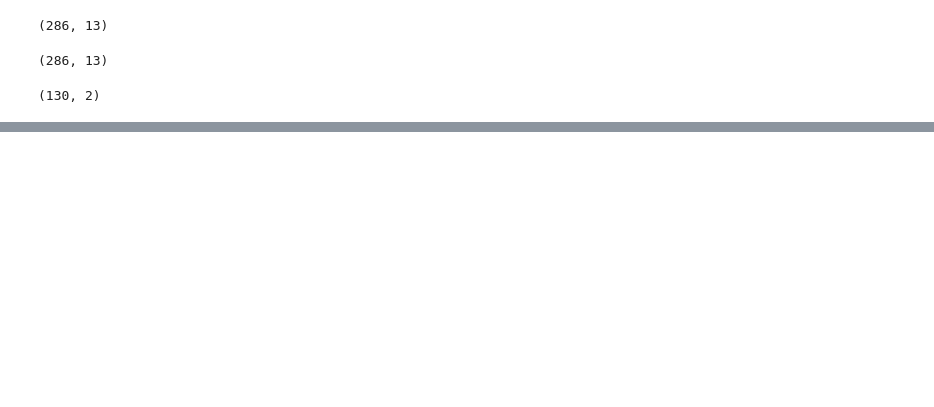
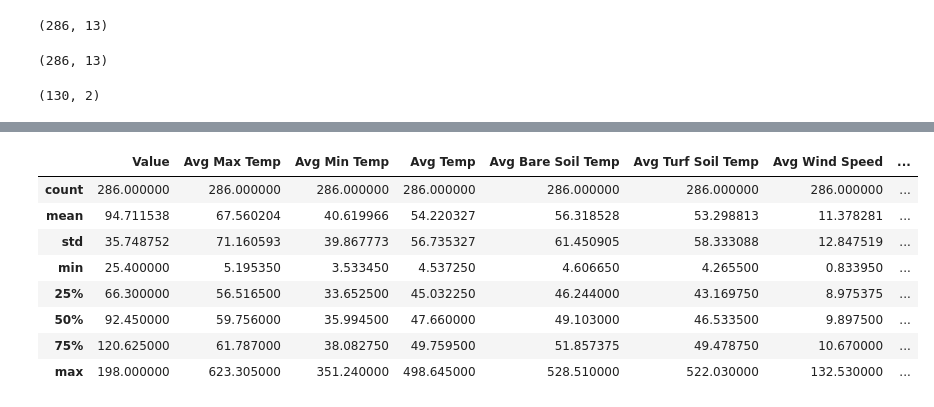
Before and after one commit to dajley/Analyzing-Outliers-Research-Project, a Jupyter notebook: Adding_Outliers_to_Main_Dataset.ipynb, the cells around one changed output, grey strips where cells are left out. Drawn from its saved outputs; the diff is of its cells as text; code cells hidden in the pictures; blank space fills up the shorter version.

```diff
--- a/Adding_Outliers_to_Main_Dataset.ipynb
+++ b/Adding_Outliers_to_Main_Dataset.ipynb
@@ -126,0 +181,12 @@ diff_combined.head(10)
+# %%
+df_modified.describe()
+# %% [output]
+|  | Value | Avg Max Temp | Avg Min Temp | Avg Temp | Avg Bare Soil Temp | Avg Turf Soil Temp | Avg Wind Speed | ... |
+| count | 286.000000 | 286.000000 | 286.000000 | 286.000000 | 286.000000 | 286.000000 | 286.000000 | ... |
+| mean | 94.711538 | 67.560204 | 40.619966 | 54.220327 | 56.318528 | 53.298813 | 11.378281 | ... |
+| std | 35.748752 | 71.160593 | 39.867773 | 56.735327 | 61.450905 | 58.333088 | 12.847519 | ... |
+| min | 25.400000 | 5.195350 | 3.533450 | 4.537250 | 4.606650 | 4.265500 | 0.833950 | ... |
+| 25% | 66.300000 | 56.516500 | 33.652500 | 45.032250 | 46.244000 | 43.169750 | 8.975375 | ... |
+| 50% | 92.450000 | 59.756000 | 35.994500 | 47.660000 | 49.103000 | 46.533500 | 9.897500 | ... |
+| 75% | 120.625000 | 61.787000 | 38.082750 | 49.759500 | 51.857375 | 49.478750 | 10.670000 | ... |
+| max | 198.000000 | 623.305000 | 351.240000 | 498.645000 | 528.510000 | 522.030000 | 132.530000 | ... |
```
Also changed, not shown: parts of 6 cells of this notebook.
